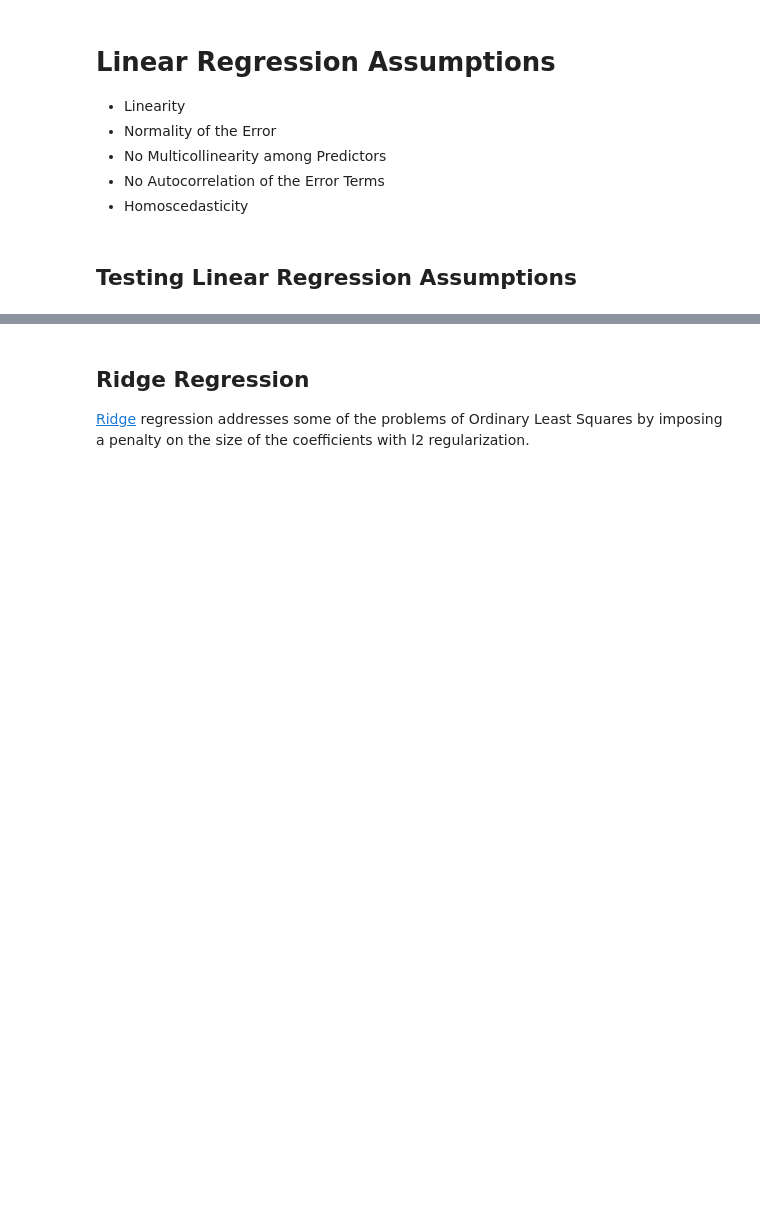
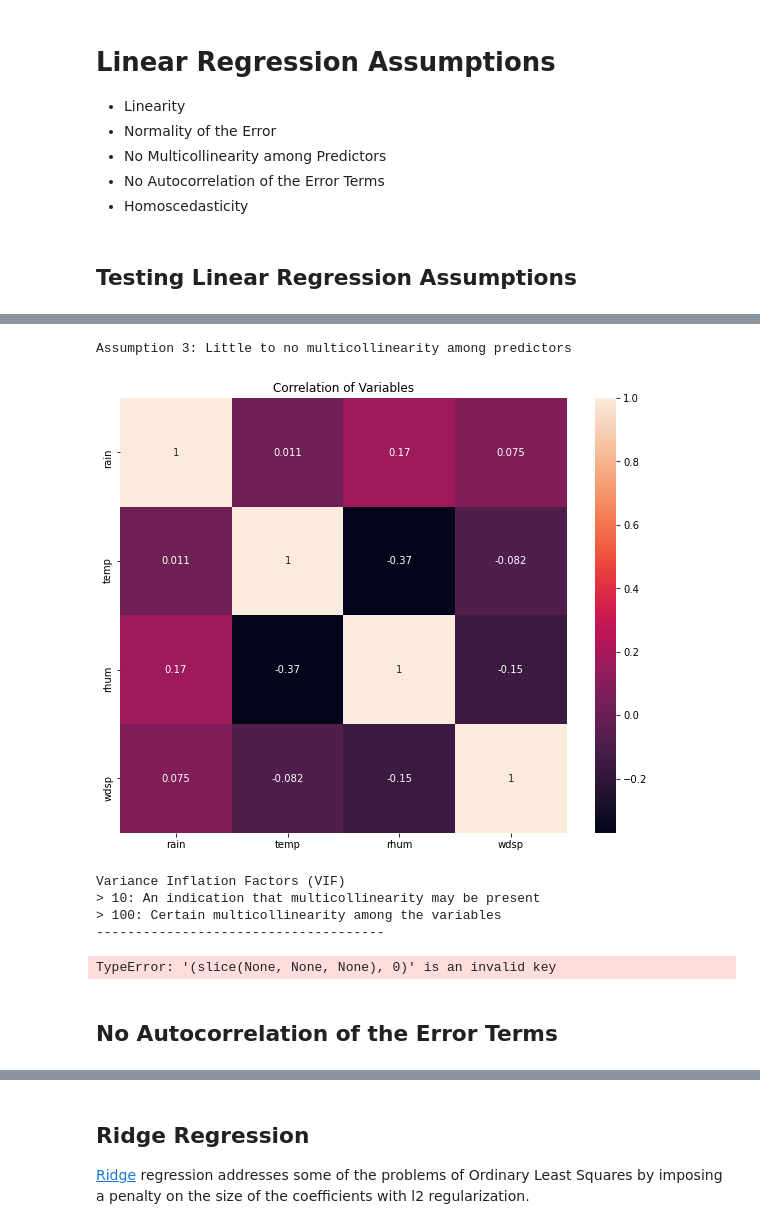
Before and after one commit to pessini/moby-bikes, a Jupyter notebook: notebooks/moby-demand-predicition.ipynb, the cells around one changed output, grey strips where cells are left out. Drawn from its saved outputs; the diff is of its cells as text; code cells hidden in the pictures; blank space fills up the shorter version.

```diff
--- a/notebooks/moby-demand-predicition.ipynb
+++ b/notebooks/moby-demand-predicition.ipynb
@@ -857,0 +1046,12 @@ print('Adjusted R^2:', adjusted_r2_score(X_test, metrics.r2_score(y_test, y_test
+# %%
+multicollinearity_assumption(pipe_linear_regression, X_train, y_train)
+# %% [output]
+Assumption 3: Little to no multicollinearity among predictors
+[figure, added]
+Variance Inflation Factors (VIF)
+> 10: An indication that multicollinearity may be present
+> 100: Certain multicollinearity among the variables
+-------------------------------------
+TypeError: '(slice(None, None, None), 0)' is an invalid key
+# %% [markdown]
+## No Autocorrelation of the Error Terms
```
Also changed, not shown: parts of 28 cells of this notebook.
